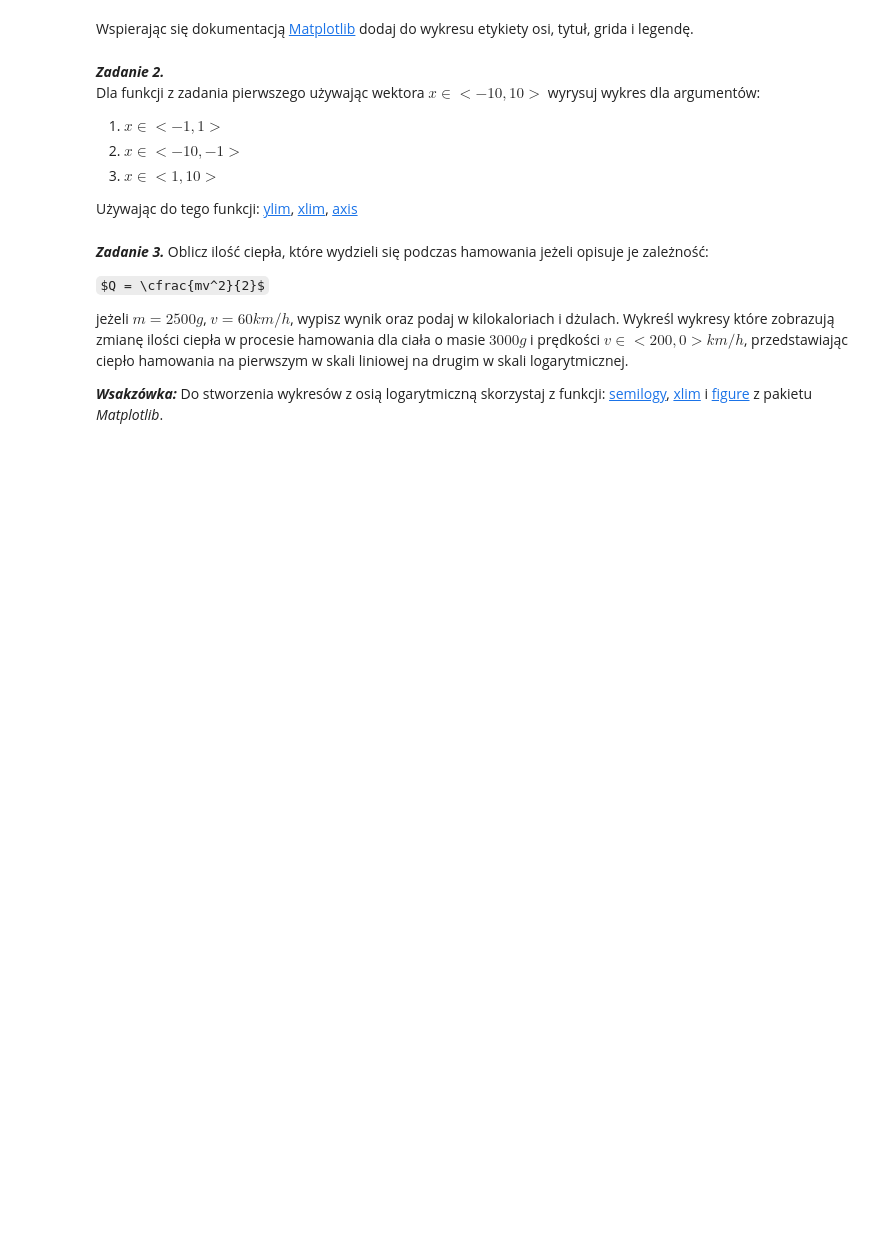
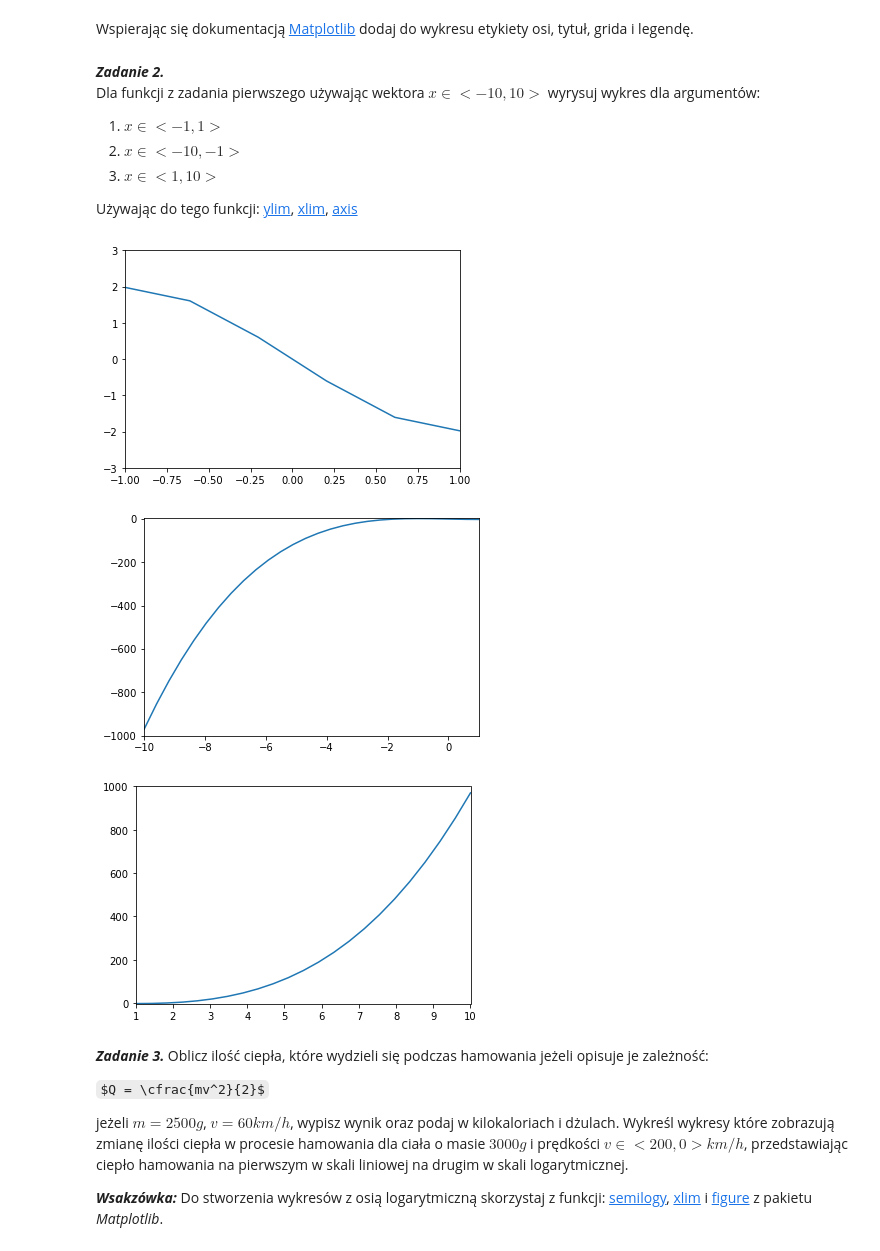
Before and after one commit to ttarnawski/metody_numeryczne_lab2, a Jupyter notebook: sprawozdanie.ipynb, the cells around one changed output. Drawn from its saved outputs; the diff is of its cells as text; code cells hidden in the pictures; some formulas as TeX source; blank space fills up the shorter version.

```diff
--- a/sprawozdanie.ipynb
+++ b/sprawozdanie.ipynb
@@ -38,6 +72,28 @@ Dla funkcji z zadania pierwszego używając wektora $x \in <-10,10>$ wyrysuj wyk
 3. $x\in<1,10>$
 
 Używając do tego funkcji: [ylim](https://matplotlib.org/3.3.1/api/_as_gen/matplotlib.pyplot.ylim.html), [xlim](https://matplotlib.org/3.3.2/api/_as_gen/matplotlib.pyplot.xlim.html), [axis](https://matplotlib.org/3.3.2/api/_as_gen/matplotlib.pyplot.axis.html)
+# %%
+x = np.linspace(-10, 10)
+y = np.array(x*x*x - 3*x)
+
+plt.plot(x, y)
+plt.xlim(-1, 1)
+plt.ylim(-3, 3)
+plt.show()
+
+plt.plot(x, y)
+plt.xlim(-10, 1)
+plt.ylim(-1000, 3)
+plt.show()
+
+plt.plot(x, y)
+plt.xlim(1, 10)
+plt.ylim(-3, 1000)
+plt.show()
+# %% [output]
+[figure, added]
+[figure, added]
+[figure, added]
 # %% [markdown]
 ***Zadanie 3.***
 Oblicz ilość ciepła, które wydzieli się podczas hamowania jeżeli opisuje je zależność:
```
Also changed, not shown: parts of 7 cells of this notebook, 1 other file.
